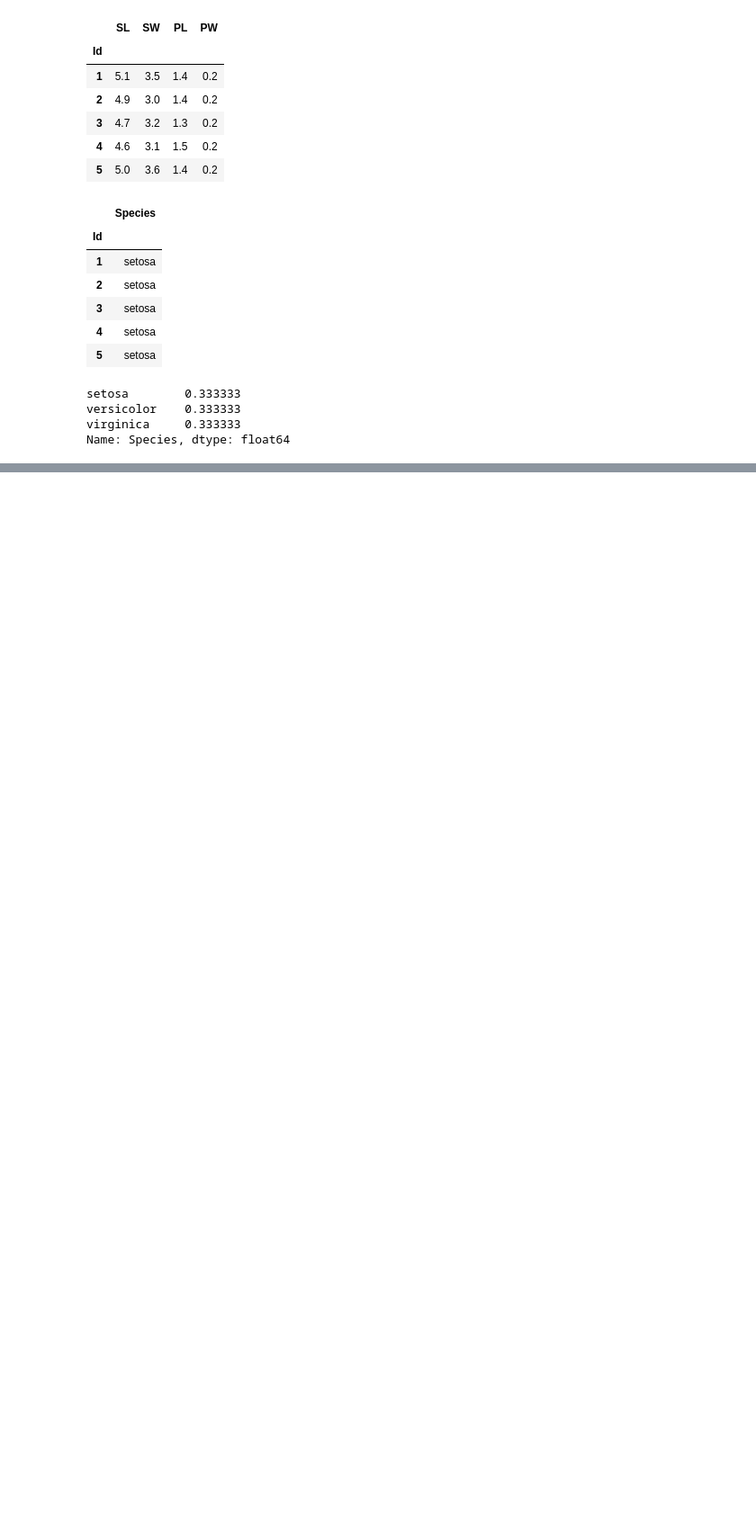
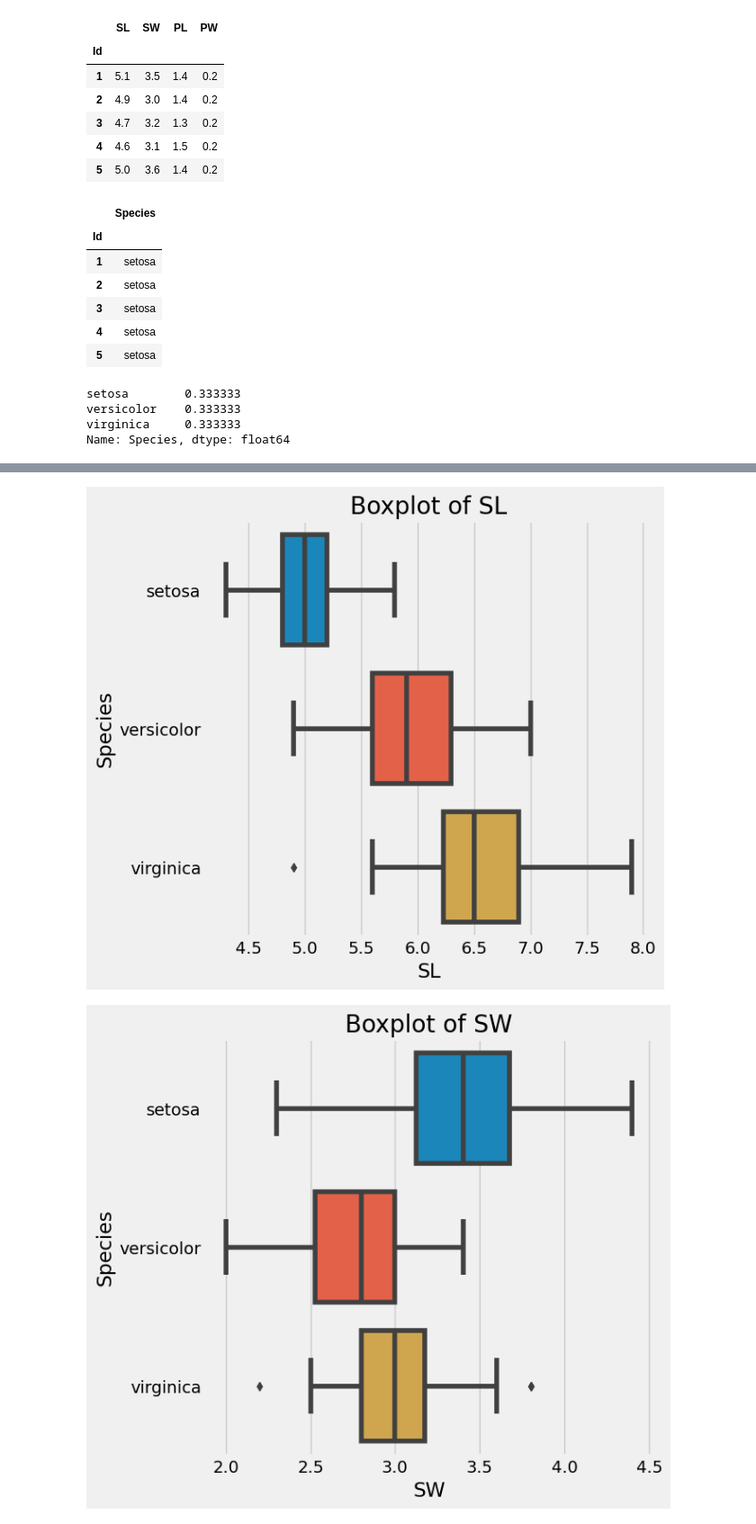
Before and after one commit to anuj-sali/Mastering-Machine-Learning, a Jupyter notebook: Data Science Project Template/iris_flower_classification/notebooks/2.0-as-exploring-processing-data.ipynb, the cells around one changed output, grey strips where cells are left out. Shown at 90% size. Saved outputs shown, nothing was run; the diff lists cells and outputs as text; code cells hidden in the pictures; blank space fills up the shorter version.

```diff
--- a/Data Science Project Template/iris_flower_classification/notebooks/2.0-as-exploring-processing-data.ipynb
+++ b/Data Science Project Template/iris_flower_classification/notebooks/2.0-as-exploring-processing-data.ipynb
@@ -110,0 +136,10 @@ for i in numeric_data.columns:
+# %%
+#Boxplot of numeric features:
+for i in numeric_data.columns:
+    f, ax = plt.subplots(figsize=(6,6))
+    sns.boxplot(data=df, x=i, y='Species',ax= ax)
+    ax.set_title("Boxplot of "+i)
+    plt.show()
+# %% [output]
+[figure, added]
+[figure, added]
```
Also changed, not shown: parts of 13 cells of this notebook, 2 other files.
